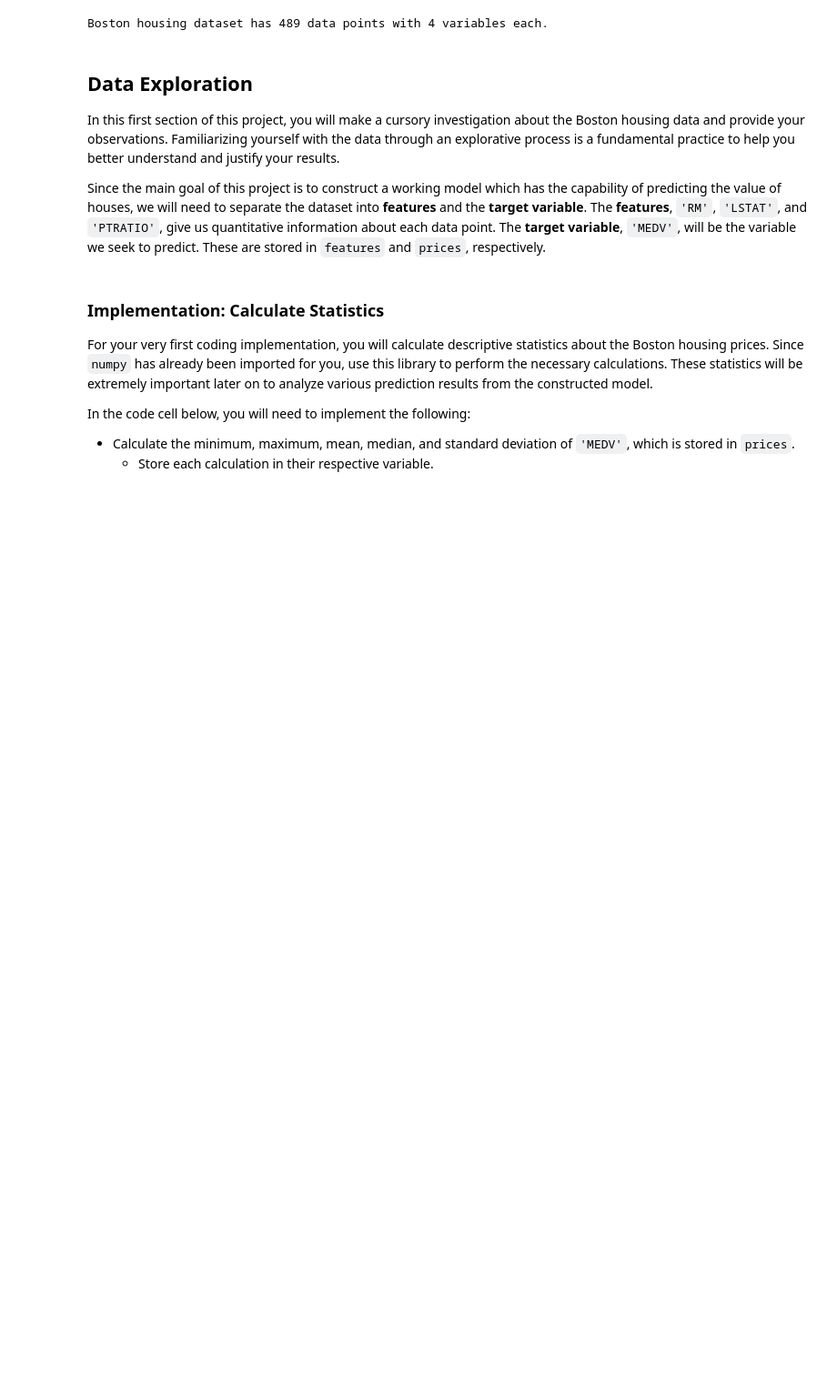
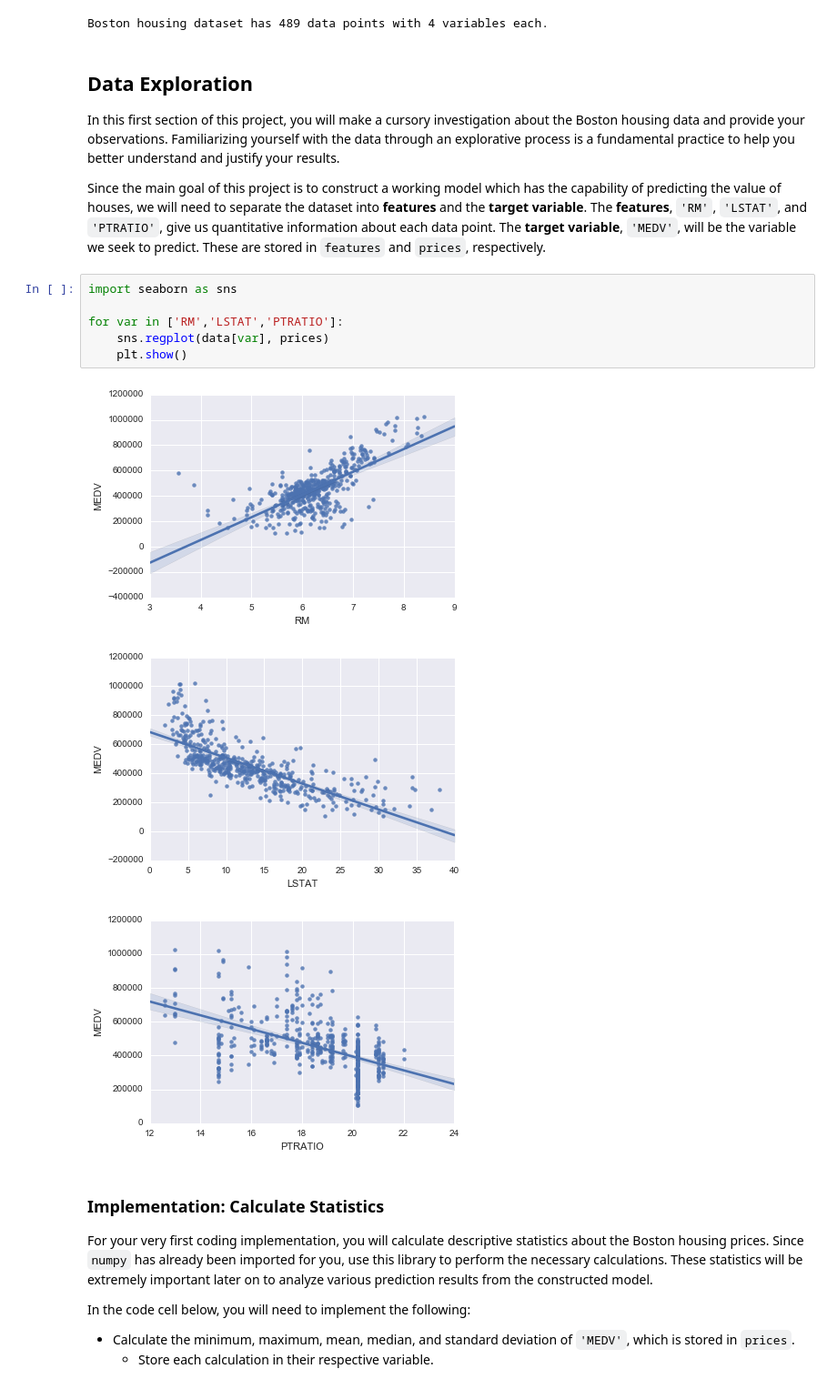
Before and after one commit to scigeek72/boston_housing, a Jupyter notebook: boston_housing.ipynb, the cells around one changed output. Shown at 91% size. Saved outputs shown, nothing was run; the diff lists cells and outputs as text; blank space fills up the shorter version.

```diff
--- a/boston_housing.ipynb
+++ b/boston_housing.ipynb
@@ -43,6 +43,16 @@ Boston housing dataset has 489 data points with 4 variables each.
 In this first section of this project, you will make a cursory investigation about the Boston housing data and provide your observations. Familiarizing yourself with the data through an explorative process is a fundamental practice to help you better understand and justify your results.
 
 Since the main goal of this project is to construct a working model which has the capability of predicting the value of houses, we will need to separate the dataset into **features** and the **target variable**. The **features**, `'RM'`, `'LSTAT'`, and `'PTRATIO'`, give us quantitative information about each data point. The **target variable**, `'MEDV'`, will be the variable we seek to predict. These are stored in `features` and `prices`, respectively.
+# %%
+import seaborn as sns
+
+for var in ['RM','LSTAT','PTRATIO']:
+    sns.regplot(data[var], prices)
+    plt.show()
+# %% [output]
+[figure, added]
+[figure, added]
+[figure, added]
 # %% [markdown]
 ### Implementation: Calculate Statistics
 For your very first coding implementation, you will calculate descriptive statistics about the Boston housing prices. Since `numpy` has already been imported for you, use this library to perform the necessary calculations. These statistics will be extremely important later on to analyze various prediction results from the constructed model.
```
Also changed, not shown: parts of 13 cells of this notebook, 1 other file.
